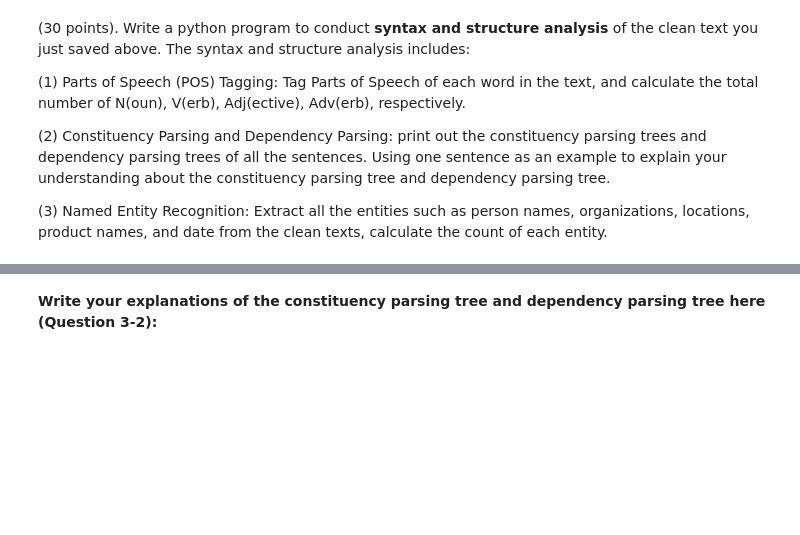
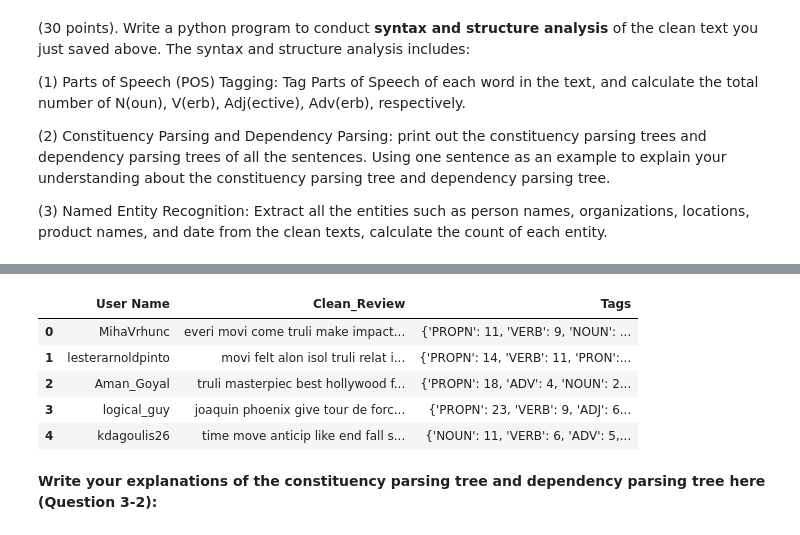
Before and after one commit to kushalvanama/INFO5731_Spring2020, a Jupyter notebook: Vanama_INFO5731_Assignment_Two.ipynb, the cells around one changed output, grey strips where cells are left out. Saved outputs shown, nothing was run; the diff lists cells and outputs as text; code cells hidden in the pictures; blank space fills up the shorter version.

```diff
--- a/Vanama_INFO5731_Assignment_Two.ipynb
+++ b/Vanama_INFO5731_Assignment_Two.ipynb
@@ -98,0 +197,10 @@ df
+# %%
+# Import and download require packages
+import spacy
+from spacy import displacy
+nlp=spacy.load('en_core_web_sm')
+!pip install benepar
+%tensorflow_version 1.x
+import benepar
+benepar.download('benepar_en2')
+from benepar.spacy_plugin import BeneparComponent
@@ -98,0 +225,20 @@ df
+# %%
+# Write your code here
+
+# 3-1 Tagging and Counting POS
+from collections import Counter
+def tag_counts(review):
+    tokens = nlp(review)
+    pos = [token.pos_ for token in tokens]
+    counts = Counter(pos)
+    return counts
+
+df_update['Tags'] = df_update['Clean_Review'].apply(tag_counts)
+df_update.head()
+# %% [output]
+|  | User Name | Clean_Review | Tags |
+| 0 | MihaVrhunc | everi movi come truli make impact... | {'PROPN': 11, 'VERB': 9, 'NOUN': ... |
+| 1 | lesterarnoldpinto | movi felt alon isol truli relat i... | {'PROPN': 14, 'VERB': 11, 'PRON':... |
+| 2 | Aman_Goyal | truli masterpiec best hollywood f... | {'PROPN': 18, 'ADV': 4, 'NOUN': 2... |
+| 3 | logical_guy | joaquin phoenix give tour de forc... | {'PROPN': 23, 'VERB': 9, 'ADJ': 6... |
+| 4 | kdagoulis26 | time move anticip like end fall s... | {'NOUN': 11, 'VERB': 6, 'ADV': 5,... |
```
Also changed, not shown: parts of 13 cells of this notebook.
